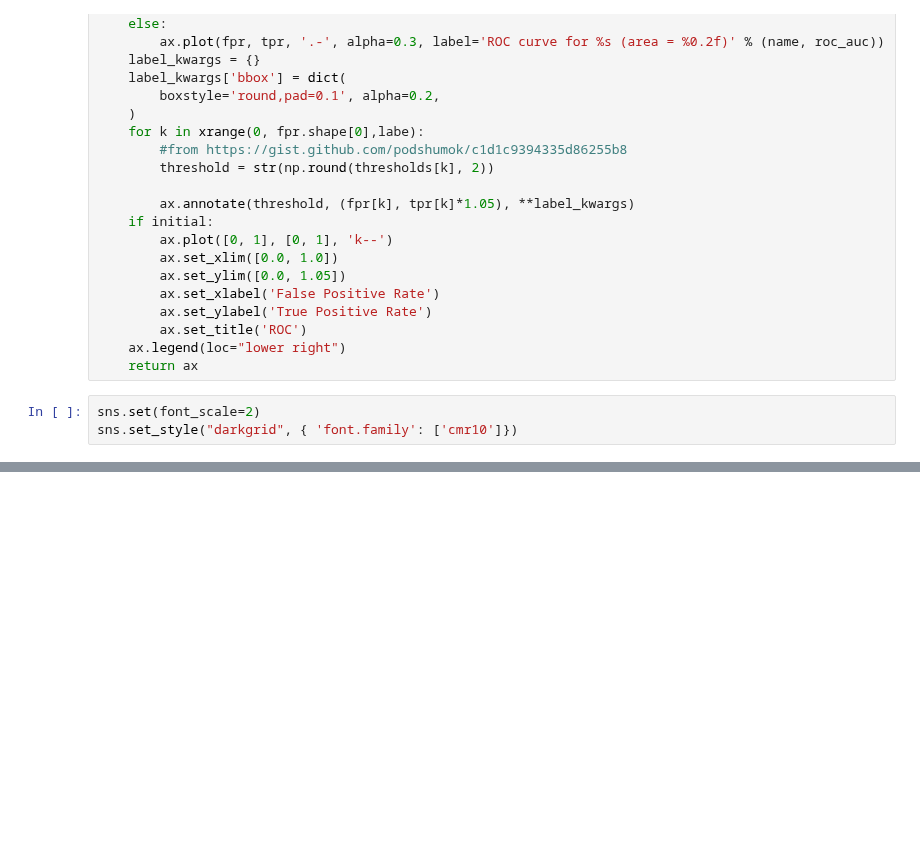
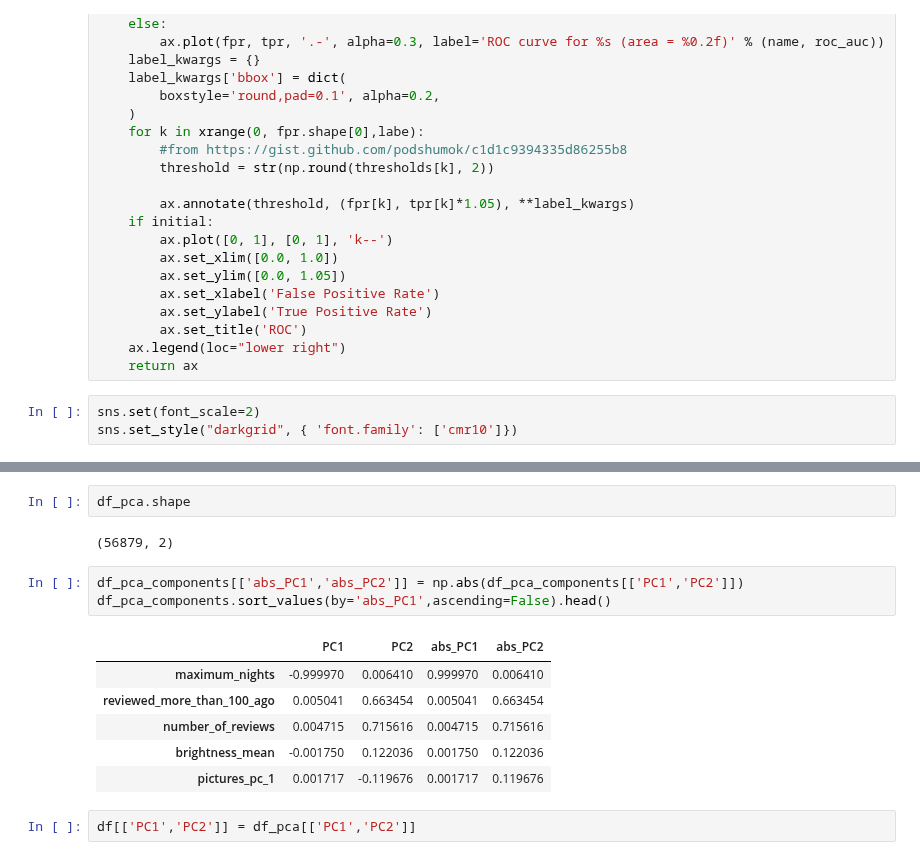
Before and after one commit to clementlefevre/udacity_ML, a Jupyter notebook: capstone_project/src/python/Model selection - All cities.ipynb, the cells around one changed output, grey strips where cells are left out. Saved outputs shown, nothing was run; the diff lists cells and outputs as text; blank space fills up the shorter version.

```diff
--- a/capstone_project/src/python/Model selection - All cities.ipynb
+++ b/capstone_project/src/python/Model selection - All cities.ipynb
@@ -332,0 +361,16 @@ make_roc('test',clf,y_test,X_test)
+# %%
+df_pca.shape
+# %% [output]
+(56879, 2)
+# %%
+df_pca_components[['abs_PC1','abs_PC2']] = np.abs(df_pca_components[['PC1','PC2']])
+df_pca_components.sort_values(by='abs_PC1',ascending=False).head()
+# %% [output]
+|  | PC1 | PC2 | abs_PC1 | abs_PC2 |
+| maximum_nights | -0.999970 | 0.006410 | 0.999970 | 0.006410 |
+| reviewed_more_than_100_ago | 0.005041 | 0.663454 | 0.005041 | 0.663454 |
+| number_of_reviews | 0.004715 | 0.715616 | 0.004715 | 0.715616 |
+| brightness_mean | -0.001750 | 0.122036 | 0.001750 | 0.122036 |
+| pictures_pc_1 | 0.001717 | -0.119676 | 0.001717 | 0.119676 |
+# %%
+df[['PC1','PC2']] = df_pca[['PC1','PC2']]
```
Also changed, not shown: parts of 19 cells of this notebook, 2 other files.
